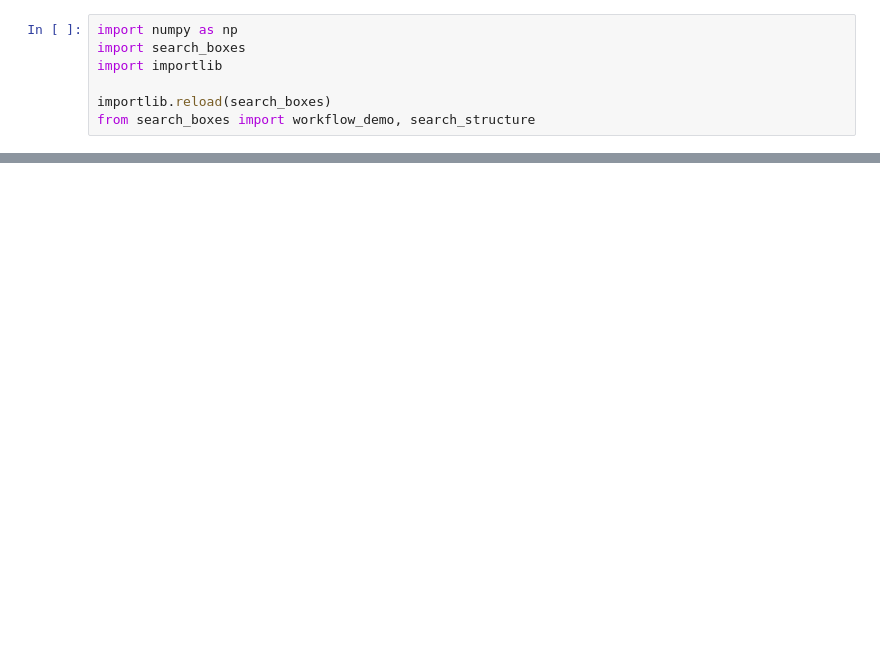
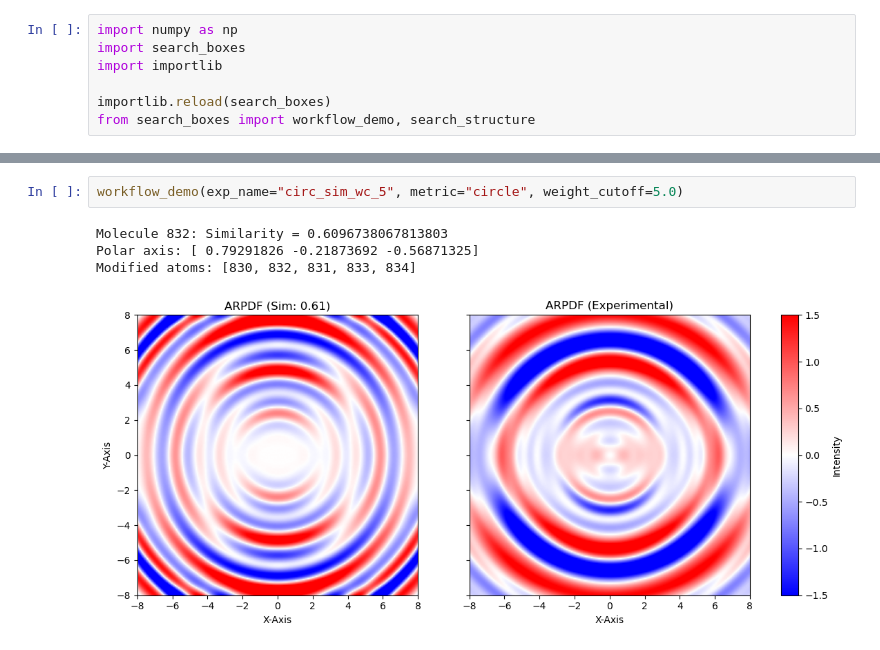
Before and after one commit to tfzx/ARPDF, a Jupyter notebook: search_boxes-example.ipynb, the cells around one changed output, grey strips where cells are left out. Cells and saved outputs as stored; diff of their text form; blank space fills up the shorter version.

```diff
--- a/search_boxes-example.ipynb
+++ b/search_boxes-example.ipynb
@@ -16,0 +22,7 @@ Modified atoms: [340, 344, 341, 342, 343]
+# %%
+workflow_demo(exp_name="circ_sim_wc_5", metric="circle", weight_cutoff=5.0)
+# %% [output]
+Molecule 832: Similarity = 0.6096738067813803
+Polar axis: [ 0.79291826 -0.21873692 -0.56871325]
+Modified atoms: [830, 832, 831, 833, 834]
+[figure, added]
```
Also changed, not shown: parts of 4 cells of this notebook, 3 other files.
